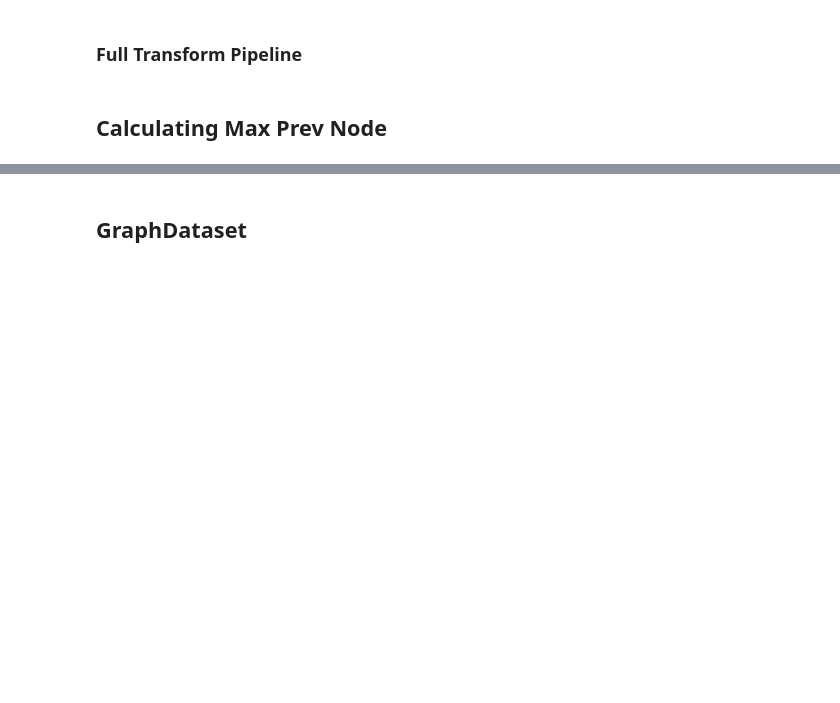
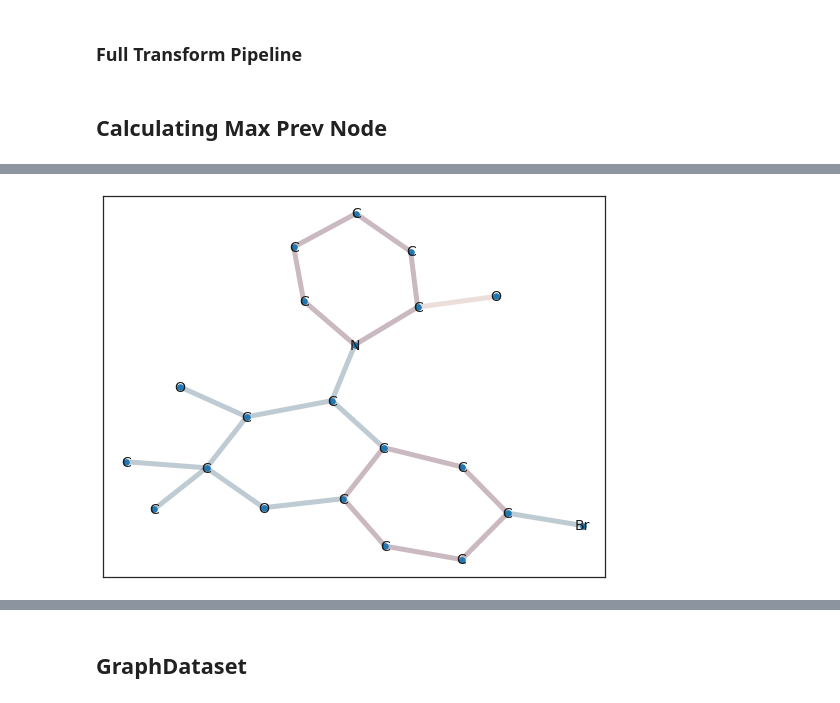
Before and after one commit to Sultan-IH/de-novo, a Jupyter notebook: GraphGRU_Generator.ipynb, the cells around one changed output, grey strips where cells are left out. Drawn from its saved outputs; the diff is of its cells as text; code cells hidden in the pictures; blank space fills up the shorter version.

```diff
--- a/GraphGRU_Generator.ipynb
+++ b/GraphGRU_Generator.ipynb
@@ -332,7 +398,11 @@ def adj_to_seq(adj):
     n = adj.shape[0]
     f_dim = adj.shape[-1]
 
-    if len(adj.shape) == 3:
+    adj = get_ltri(adj)
+    adj = adj[1:, :n-1]
+    n -= 1
+
+    if dim(adj) == 3:
         S = np.zeros((n, M, f_dim))
     else:
         S = np.zeros((n, M))
@@ -345,7 +415,7 @@ def adj_to_seq(adj):
         output_end = M
 
         S[i, output_start:output_end] = adj[i, input_start:input_end]
-        S[i, :] = S[i, :][::-1]
+        S[i, :] = np.flip(S[i, :], axis=0)
 
     return S
 
@@ -355,6 +425,7 @@ def seq_to_adj(S):
 
     """
     global M
+
     n = S.shape[0]
     f_dim = S.shape[-1]
 
@@ -370,12 +441,21 @@ def seq_to_adj(S):
 
         output_start = M + max(0, i - M + 1) - (i + 1)
         output_end = M
+        temp = np.flip(S[i],0)
 
-        adj[i, input_start:input_end] = S[i,::-1][output_start:output_end] # reverse order
+        adj[i, input_start:input_end] = temp[output_start:output_end] # reverse order
 
-    adj_full = np.zeros((n+1, n+1))
+    if len(S.shape) == 3:
+        adj_full = np.zeros((n+1, n+1, f_dim))
+    else:
+        adj_full = np.zeros((n+1, n+1))
+
     n = adj_full.shape[0]
-    adj_full[1:n, 0:n-1] = np.tril(adj, 0)
-    adj_full = adj_full + adj_full.T
+    adj_full[1:n, 0:n-1] = get_ltri(adj, k=0)
+
+    if len(S.shape) == 3:
+        adj_full = adj_full + np.transpose(adj_full, (1, 0, 2))
+    else:
+        adj_full = adj_full + adj_full.T
 
     return adj_full
@@ -493,0 +583,5 @@ tmol_back = backward_transform(S, F)
+# %%
+seqG = make_featured_graph(seqE, F)
+draw_featured_graph(seqG)
+# %% [output]
+[figure, added]
```
Also changed, not shown: parts of 38 cells of this notebook.
